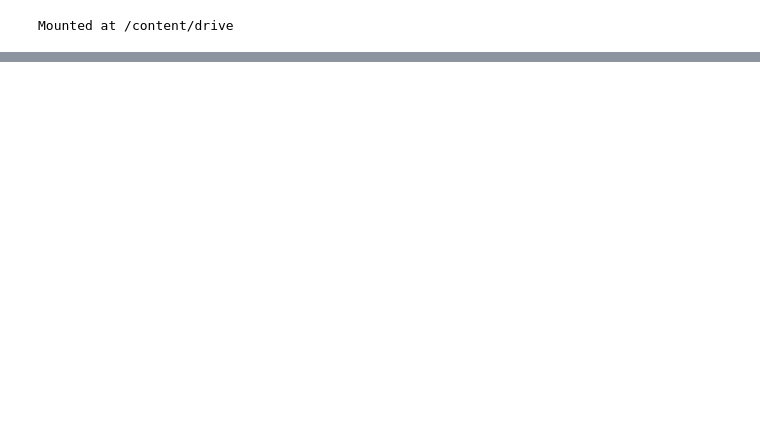
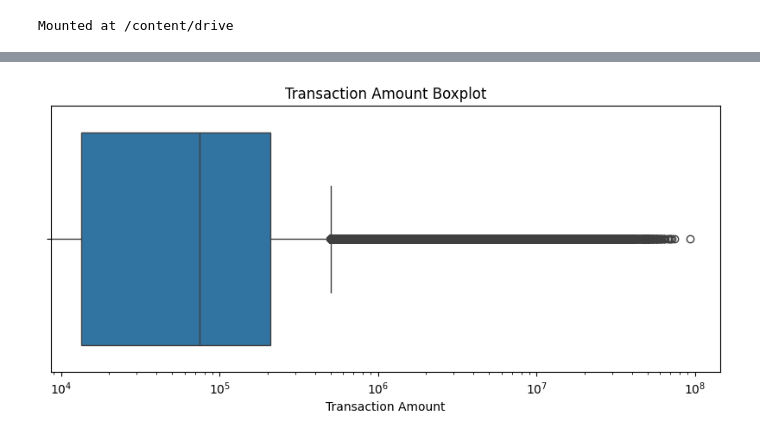
Before and after one commit to davidmba819/fraud-detection-ml, a Jupyter notebook: notebook/01_business_understanding_data_audit_eda.ipynb, the cells around one changed output, grey strips where cells are left out. Cells and saved outputs as stored; diff of their text form; code cells hidden in the pictures; blank space fills up the shorter version.

```diff
--- a/notebook/01_business_understanding_data_audit_eda.ipynb
+++ b/notebook/01_business_understanding_data_audit_eda.ipynb
@@ -31,0 +138,20 @@ df.head(10)
+# %%
+# manage memory
+
+df["step"] = df["step"].astype("int32")
+
+df["type"] = df["type"].astype("category")
+
+df["nameOrig"] = df["nameOrig"].astype("category")
+df["nameDest"] = df["nameDest"].astype("category")
+
+df["amount"] = df["amount"].astype("float32")
+
+df["oldbalanceOrg"] = df["oldbalanceOrg"].astype("float32")
+df["newbalanceOrig"] = df["newbalanceOrig"].astype("float32")
+
+df["oldbalanceDest"] = df["oldbalanceDest"].astype("float32")
+df["newbalanceDest"] = df["newbalanceDest"].astype("float32")
+
+df["isFraud"] = df["isFraud"].astype("int8")
+df["isFlaggedFraud"] = df["isFlaggedFraud"].astype("int8")
@@ -35,0 +425,11 @@ df.shape
+# %%
+# boxplot for transaction amount
+plt.figure(figsize=(10,4))
+sns.boxplot(x=df["amount"])
+plt.title("Transaction Amount Boxplot")
+plt.xlabel("Transaction Amount")
+plt.xscale('log')
+plt.savefig('/content/drive/MyDrive/ML_Portfolio/fraud-detection-ml/visual/transaction_amount_boxplot.png')
+plt.show()
+# %% [output]
+[figure, added]
```
Also changed, not shown: parts of 69 cells of this notebook, 20 other files.
